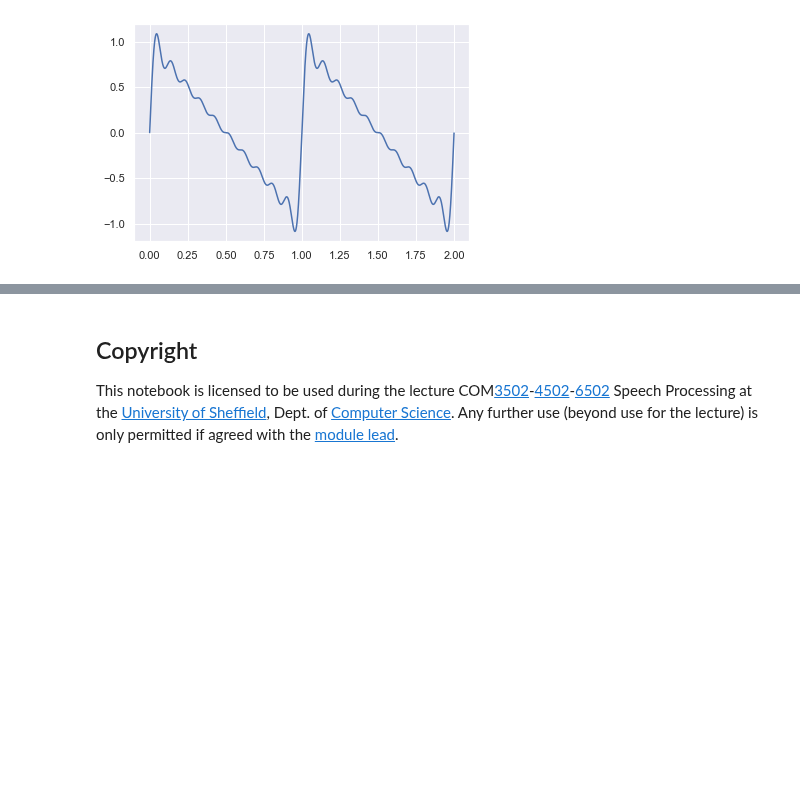
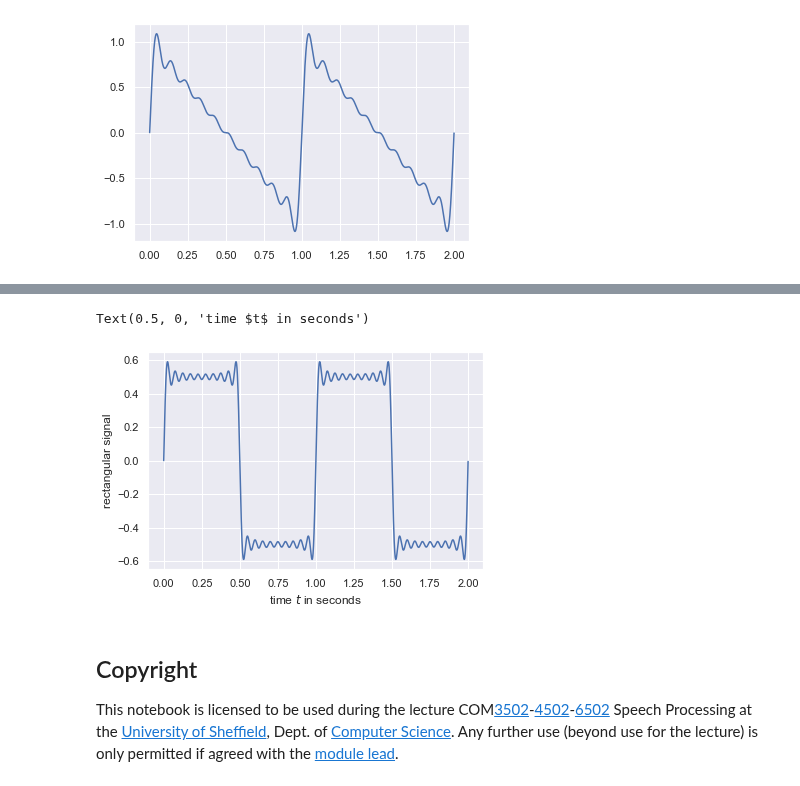
Before and after one commit to sap-shef/SpeechProcesssingLab, a Jupyter notebook: Lab-Sheet-Solutions/Lab-Sheet-4-Solution.ipynb, the cells around one changed output, grey strips where cells are left out. Saved outputs shown, nothing was run; the diff lists cells and outputs as text; code cells hidden in the pictures; blank space fills up the shorter version.

```diff
--- a/Lab-Sheet-Solutions/Lab-Sheet-4-Solution.ipynb
+++ b/Lab-Sheet-Solutions/Lab-Sheet-4-Solution.ipynb
@@ -175,3 +230,19 @@ plt.plot(t,signal);
+# %%
+def generateTriangular(f0=1, length = 2, fs=8000, order=10):
+    t=np.arange(0,length,1/fs)  # time vector
+    triang = np.zeros(len(t)) # pre-allocate variable with zeros
+    for ii in range(0, order, 2):
+        jj=ii+1
+        triang += np.sin(2*np.pi*jj*f0*t)/jj
+    return 2*triang/np.pi, t
+
+signal,t = generateTriangular(order=20)
+plt.plot(t,signal);
+plt.ylabel('rectangular signal')
+plt.xlabel('time $t$ in seconds')
+# %% [output]
+Text(0.5, 0, 'time $t$ in seconds')
+[figure, added]
 # %% [markdown]
 ## Copyright
 
```
Also changed, not shown: parts of 6 cells of this notebook, 1 other file.
